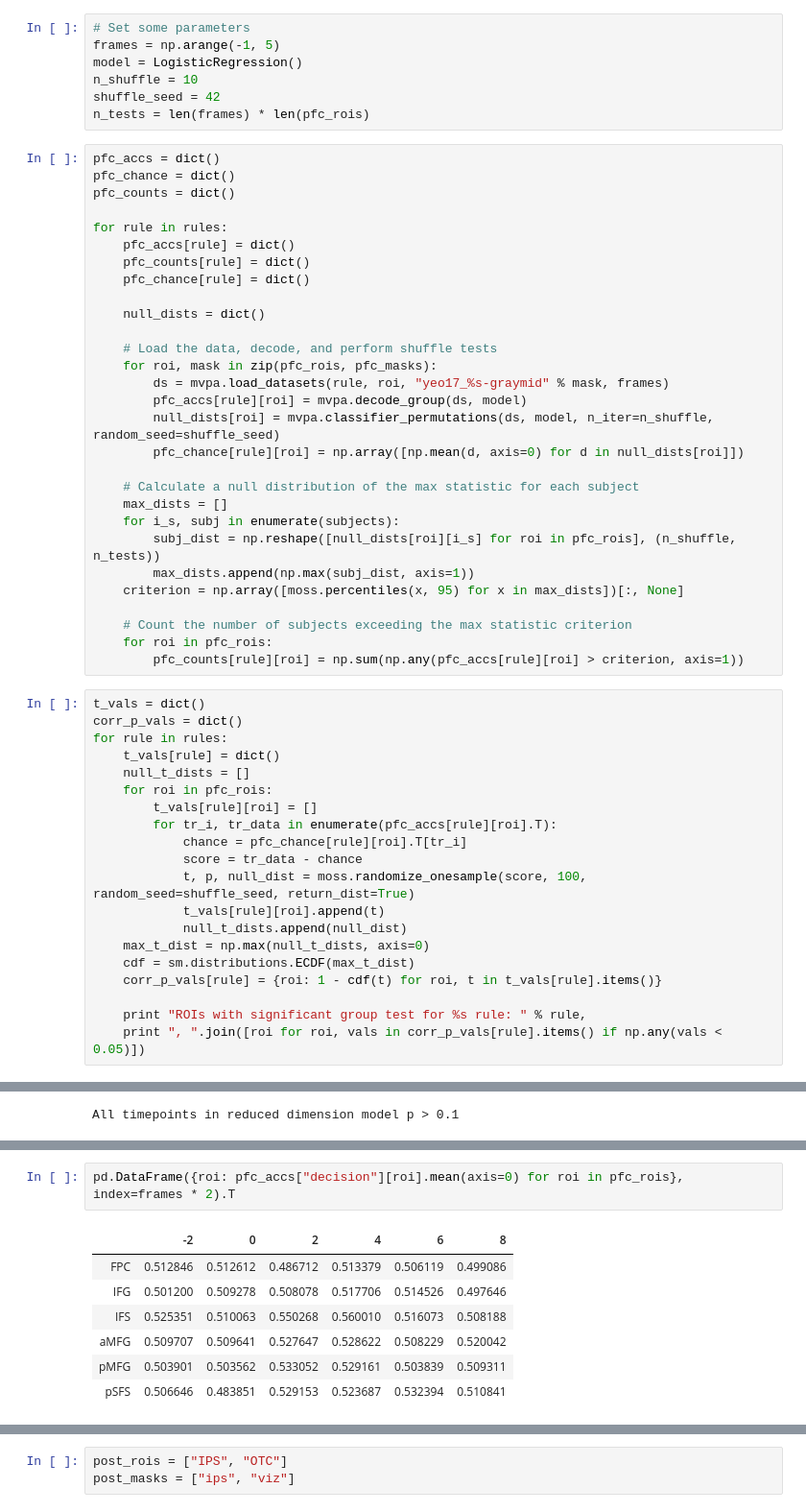
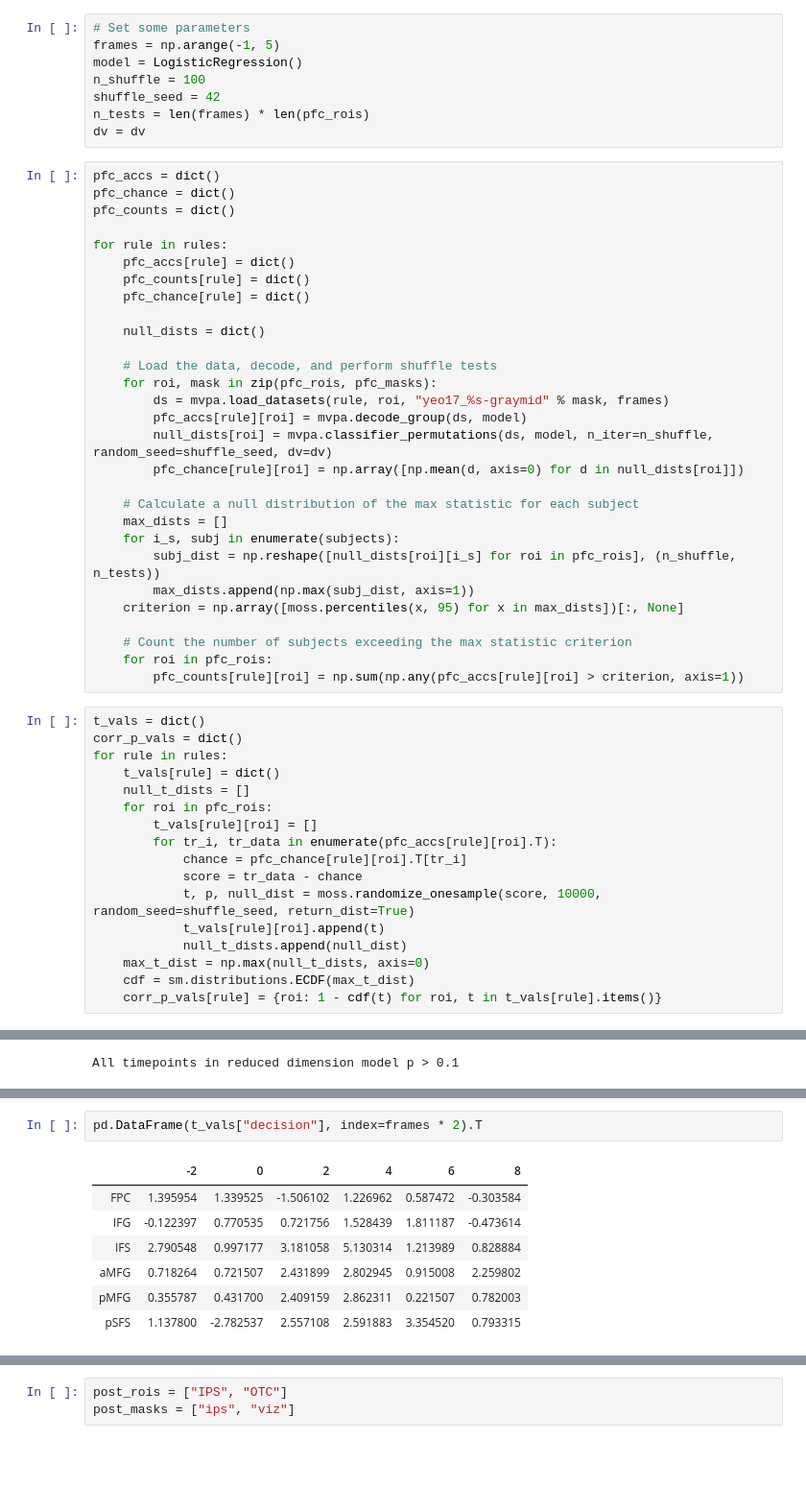
Before and after one commit to WagnerLabPapers/Waskom_JNeurosci_2014, a Jupyter notebook: DKsort_Neuron.ipynb, the cells around one changed output, grey strips where cells are left out. Shown at 96% size. Cells and saved outputs as stored; diff of their text form; blank space fills up the shorter version.

```diff
--- a/DKsort_Neuron.ipynb
+++ b/DKsort_Neuron.ipynb
@@ -248,9 +233,10 @@ pfc_masks = ["ifs", "amfg", "pmfg", "fpc", "psfs", "lifg"]
 # Set some parameters
 frames = np.arange(-1, 5)
 model = LogisticRegression()
-n_shuffle = 10
+n_shuffle = 100
 shuffle_seed = 42
 n_tests = len(frames) * len(pfc_rois)
+dv = dv
 # %%
 pfc_accs = dict()
 pfc_chance = dict()
@@ -267,7 +253,7 @@ for rule in rules:
     for roi, mask in zip(pfc_rois, pfc_masks):
         ds = mvpa.load_datasets(rule, roi, "yeo17_%s-graymid" % mask, frames)
         pfc_accs[rule][roi] = mvpa.decode_group(ds, model)
-        null_dists[roi] = mvpa.classifier_permutations(ds, model, n_iter=n_shuffle, random_seed=shuffle_seed)
+        null_dists[roi] = mvpa.classifier_permutations(ds, model, n_iter=n_shuffle, random_seed=shuffle_seed, dv=dv)
         pfc_chance[rule][roi] = np.array([np.mean(d, axis=0) for d in null_dists[roi]])
 
     # Calculate a null distribution of the max statistic for each subject
@@ -291,14 +277,11 @@ for rule in rules:
         for tr_i, tr_data in enumerate(pfc_accs[rule][roi].T):
             chance = pfc_chance[rule][roi].T[tr_i]
             score = tr_data - chance
-            t, p, null_dist = moss.randomize_onesample(score, 100, random_seed=shuffle_seed, return_dist=True)
+            t, p, null_dist = moss.randomize_onesample(score, 10000, random_seed=shuffle_seed, return_dist=True)
             t_vals[rule][roi].append(t)
             null_t_dists.append(null_dist)
     max_t_dist = np.max(null_t_dists, axis=0)
     cdf = sm.distributions.ECDF(max_t_dist)
     corr_p_vals[rule] = {roi: 1 - cdf(t) for roi, t in t_vals[rule].items()}
-
-    print "ROIs with significant group test for %s rule: " % rule,
-    print ", ".join([roi for roi, vals in corr_p_vals[rule].items() if np.any(vals < 0.05)])
 # %% [output]
 ROIs with significant group test for dimension rule:  FPC, IFS, aMFG, pMFG
@@ -452,10 +480,10 @@ ax_bar.set_ylabel("Subjects with Above-Chance Decoding", fontdict=dict(rotation=
 # %%
-pd.DataFrame({roi: pfc_accs["decision"][roi].mean(axis=0) for roi in pfc_rois}, index=frames * 2).T
+pd.DataFrame(t_vals["decision"], index=frames * 2).T
 # %% [output]
 |  | -2 | 0 | 2 | 4 | 6 | 8 |
-| FPC | 0.512846 | 0.512612 | 0.486712 | 0.513379 | 0.506119 | 0.499086 |
-| IFG | 0.501200 | 0.509278 | 0.508078 | 0.517706 | 0.514526 | 0.497646 |
-| IFS | 0.525351 | 0.510063 | 0.550268 | 0.560010 | 0.516073 | 0.508188 |
-| aMFG | 0.509707 | 0.509641 | 0.527647 | 0.528622 | 0.508229 | 0.520042 |
-| pMFG | 0.503901 | 0.503562 | 0.533052 | 0.529161 | 0.503839 | 0.509311 |
-| pSFS | 0.506646 | 0.483851 | 0.529153 | 0.523687 | 0.532394 | 0.510841 |
+| FPC | 1.395954 | 1.339525 | -1.506102 | 1.226962 | 0.587472 | -0.303584 |
+| IFG | -0.122397 | 0.770535 | 0.721756 | 1.528439 | 1.811187 | -0.473614 |
+| IFS | 2.790548 | 0.997177 | 3.181058 | 5.130314 | 1.213989 | 0.828884 |
+| aMFG | 0.718264 | 0.721507 | 2.431899 | 2.802945 | 0.915008 | 2.259802 |
+| pMFG | 0.355787 | 0.431700 | 2.409159 | 2.862311 | 0.221507 | 0.782003 |
+| pSFS | 1.137800 | -2.782537 | 2.557108 | 2.591883 | 3.354520 | 0.793315 |
```
Also changed, not shown: parts of 25 cells of this notebook.
